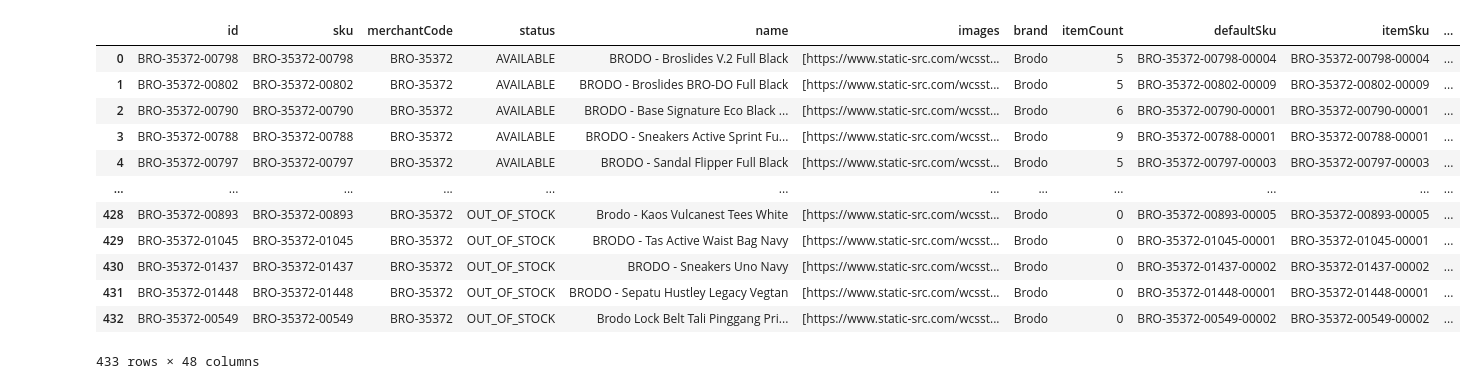
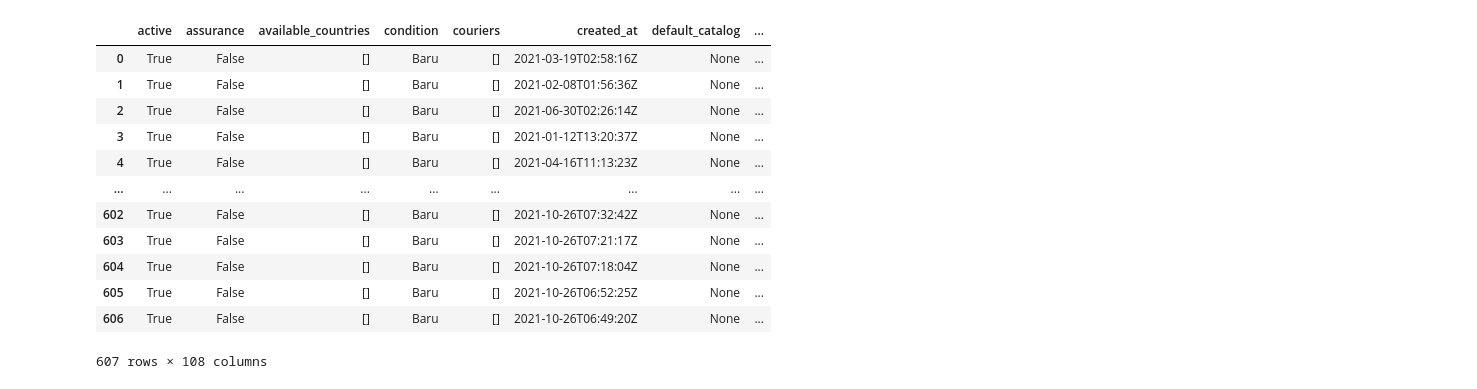
Before and after one commit to divawidia/scraping-with-beautifulsoup, a Jupyter notebook: bukalapak_scraping.ipynb, the cells around one changed output. Saved outputs shown, nothing was run; the diff lists cells and outputs as text; code cells hidden in the pictures.

```diff
--- a/bukalapak_scraping.ipynb
+++ b/bukalapak_scraping.ipynb
@@ -88,19 +91,19 @@ for i in range(0, len(res)):
 # %%
-df = pd.json_normalize(res2)
+df = pd.json_normalize(data_products)
 df
 # %% [output]
-|  | id | sku | merchantCode | status | name | images | brand | itemCount | defaultSku | itemSku | ... |
-| 0 | BRO-35372-00798 | BRO-35372-00798 | BRO-35372 | AVAILABLE | BRODO - Broslides V.2 Full Black | [https://www.static-src.com/wcsst... | Brodo | 5 | BRO-35372-00798-00004 | BRO-35372-00798-00004 | ... |
-| 1 | BRO-35372-00802 | BRO-35372-00802 | BRO-35372 | AVAILABLE | BRODO - Broslides BRO-DO Full Black | [https://www.static-src.com/wcsst... | Brodo | 5 | BRO-35372-00802-00009 | BRO-35372-00802-00009 | ... |
-| 2 | BRO-35372-00790 | BRO-35372-00790 | BRO-35372 | AVAILABLE | BRODO - Base Signature Eco Black ... | [https://www.static-src.com/wcsst... | Brodo | 6 | BRO-35372-00790-00001 | BRO-35372-00790-00001 | ... |
-| 3 | BRO-35372-00788 | BRO-35372-00788 | BRO-35372 | AVAILABLE | BRODO - Sneakers Active Sprint Fu... | [https://www.static-src.com/wcsst... | Brodo | 9 | BRO-35372-00788-00001 | BRO-35372-00788-00001 | ... |
-| 4 | BRO-35372-00797 | BRO-35372-00797 | BRO-35372 | AVAILABLE | BRODO - Sandal Flipper Full Black | [https://www.static-src.com/wcsst... | Brodo | 5 | BRO-35372-00797-00003 | BRO-35372-00797-00003 | ... |
-| ... | ... | ... | ... | ... | ... | ... | ... | ... | ... | ... | ... |
-| 428 | BRO-35372-00893 | BRO-35372-00893 | BRO-35372 | OUT_OF_STOCK | Brodo - Kaos Vulcanest Tees White | [https://www.static-src.com/wcsst... | Brodo | 0 | BRO-35372-00893-00005 | BRO-35372-00893-00005 | ... |
-| 429 | BRO-35372-01045 | BRO-35372-01045 | BRO-35372 | OUT_OF_STOCK | BRODO - Tas Active Waist Bag Navy | [https://www.static-src.com/wcsst... | Brodo | 0 | BRO-35372-01045-00001 | BRO-35372-01045-00001 | ... |
-| 430 | BRO-35372-01437 | BRO-35372-01437 | BRO-35372 | OUT_OF_STOCK | BRODO - Sneakers Uno Navy | [https://www.static-src.com/wcsst... | Brodo | 0 | BRO-35372-01437-00002 | BRO-35372-01437-00002 | ... |
-| 431 | BRO-35372-01448 | BRO-35372-01448 | BRO-35372 | OUT_OF_STOCK | BRODO - Sepatu Hustley Legacy Vegtan | [https://www.static-src.com/wcsst... | Brodo | 0 | BRO-35372-01448-00001 | BRO-35372-01448-00001 | ... |
-| 432 | BRO-35372-00549 | BRO-35372-00549 | BRO-35372 | OUT_OF_STOCK | Brodo Lock Belt Tali Pinggang Pri... | [https://www.static-src.com/wcsst... | Brodo | 0 | BRO-35372-00549-00002 | BRO-35372-00549-00002 | ... |
+|  | active | assurance | available_countries | condition | couriers | created_at | default_catalog | ... |
+| 0 | True | False | [] | Baru | [] | 2021-03-19T02:58:16Z | None | ... |
+| 1 | True | False | [] | Baru | [] | 2021-02-08T01:56:36Z | None | ... |
+| 2 | True | False | [] | Baru | [] | 2021-06-30T02:26:14Z | None | ... |
+| 3 | True | False | [] | Baru | [] | 2021-01-12T13:20:37Z | None | ... |
+| 4 | True | False | [] | Baru | [] | 2021-04-16T11:13:23Z | None | ... |
+| ... | ... | ... | ... | ... | ... | ... | ... | ... |
+| 602 | True | False | [] | Baru | [] | 2021-10-26T07:32:42Z | None | ... |
+| 603 | True | False | [] | Baru | [] | 2021-10-26T07:21:17Z | None | ... |
+| 604 | True | False | [] | Baru | [] | 2021-10-26T07:18:04Z | None | ... |
+| 605 | True | False | [] | Baru | [] | 2021-10-26T06:52:25Z | None | ... |
+| 606 | True | False | [] | Baru | [] | 2021-10-26T06:49:20Z | None | ... |
-433 rows × 48 columns
+607 rows × 108 columns
 # %%
 df.to_excel("bukalapak_produk_list.xlsx")
```
Also changed, not shown: parts of 5 cells of this notebook, 3 other files.
